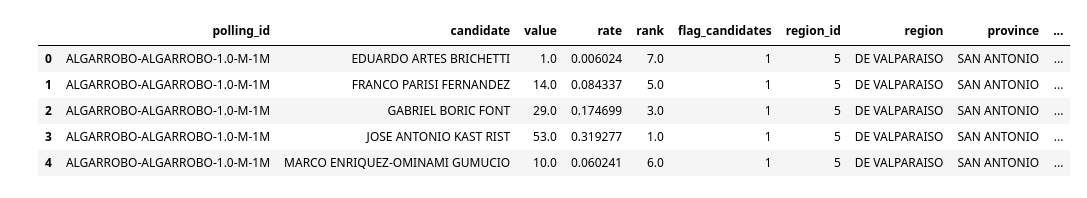
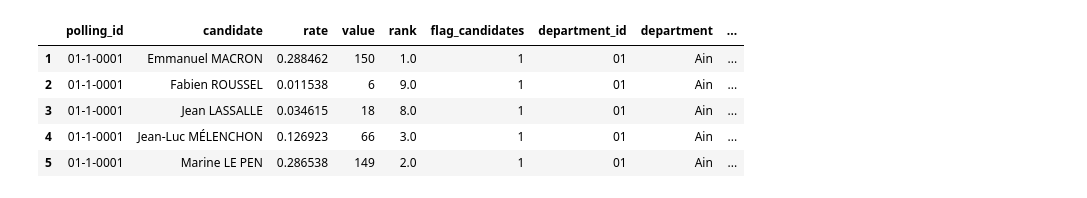
Before and after one commit to cnavarreteliz/atlas-elections-data, a Jupyter notebook: Robustness/Aggregation_Level.ipynb, the cells around one changed output. Cells and saved outputs as stored; diff of their text form; code cells hidden in the pictures.

```diff
--- a/Robustness/Aggregation_Level.ipynb
+++ b/Robustness/Aggregation_Level.ipynb
@@ -24,43 +24,43 @@ def bake_data(input_df, unit, aggregation="polling_id"):
     return dd
 # %%
 country, year, election_round, aggregation, second_aggregation = "France", 2022, "first_round", "nuts_2", "commune_id"
-country, year, election_round, aggregation, second_aggregation = "Chile", 2021, "first_round", "region_id", "commune"
-country, year, election_round, aggregation, second_aggregation = "United States", 2020, "general", "state", "county_fips"
+# country, year, election_round, aggregation, second_aggregation = "Chile", 2021, "first_round", "region_id", "commune"
+# country, year, election_round, aggregation, second_aggregation = "United States", 2020, "general", "state", "county_fips"
 
 # country = "United States"
 # year = 2020
 # election_round = "general"
 # aggregation = "state"
 
 df = pd.read_csv(
-    f"data_output/{country}/{year}_{election_round}.csv.gz",
+    f"data_output/{country}/{year}_{election_round}_polling_station.csv.gz",
     compression="gzip"
 )
 
 df_location = pd.read_csv(
-    f"data_output/{country}/{year}_{election_round}_location.csv.gz",
+    f"data_output/{country}/{year}_{election_round}_polling_station_location.csv.gz",
     compression="gzip"
 )
 
 df = pd.merge(
     df.query("flag_candidates == 1"),
     df_location,
     on="polling_id"
 )
 
 if country == "France":
     candidates = df.groupby("candidate").agg({"value": "sum"}).sort_values("value", ascending=False).head(8).index
     df = df[df["candidate"].isin(candidates)]
     df["commune_id"] = df.apply(lambda x: f"75-{x['circunscription_id']}" if x["department_id"] == "75" else x["commune_id"], axis=1)
 
 elif country == "United States":
     df = df[df["candidate"].isin(["JOSEPH R BIDEN", "DONALD J TRUMP"])].drop_duplicates()
 
 df.head()
 # %% [output]
-|  | polling_id | candidate | value | rate | rank | flag_candidates | region_id | region | province | ... |
-| 0 | ALGARROBO-ALGARROBO-1.0-M-1M | EDUARDO ARTES BRICHETTI | 1.0 | 0.006024 | 7.0 | 1 | 5 | DE VALPARAISO | SAN ANTONIO | ... |
-| 1 | ALGARROBO-ALGARROBO-1.0-M-1M | FRANCO PARISI FERNANDEZ | 14.0 | 0.084337 | 5.0 | 1 | 5 | DE VALPARAISO | SAN ANTONIO | ... |
-| 2 | ALGARROBO-ALGARROBO-1.0-M-1M | GABRIEL BORIC FONT | 29.0 | 0.174699 | 3.0 | 1 | 5 | DE VALPARAISO | SAN ANTONIO | ... |
-| 3 | ALGARROBO-ALGARROBO-1.0-M-1M | JOSE ANTONIO KAST RIST | 53.0 | 0.319277 | 1.0 | 1 | 5 | DE VALPARAISO | SAN ANTONIO | ... |
-| 4 | ALGARROBO-ALGARROBO-1.0-M-1M | MARCO ENRIQUEZ-OMINAMI GUMUCIO | 10.0 | 0.060241 | 6.0 | 1 | 5 | DE VALPARAISO | SAN ANTONIO | ... |
+|  | polling_id | candidate | rate | value | rank | flag_candidates | department_id | department | ... |
+| 1 | 01-1-0001 | Emmanuel MACRON | 0.288462 | 150 | 1.0 | 1 | 01 | Ain | ... |
+| 2 | 01-1-0001 | Fabien ROUSSEL | 0.011538 | 6 | 9.0 | 1 | 01 | Ain | ... |
+| 3 | 01-1-0001 | Jean LASSALLE | 0.034615 | 18 | 8.0 | 1 | 01 | Ain | ... |
+| 4 | 01-1-0001 | Jean-Luc MÉLENCHON | 0.126923 | 66 | 3.0 | 1 | 01 | Ain | ... |
+| 5 | 01-1-0001 | Marine LE PEN | 0.286538 | 149 | 2.0 | 1 | 01 | Ain | ... |
```
Also changed, not shown: parts of 4 cells of this notebook, 16 other files.
